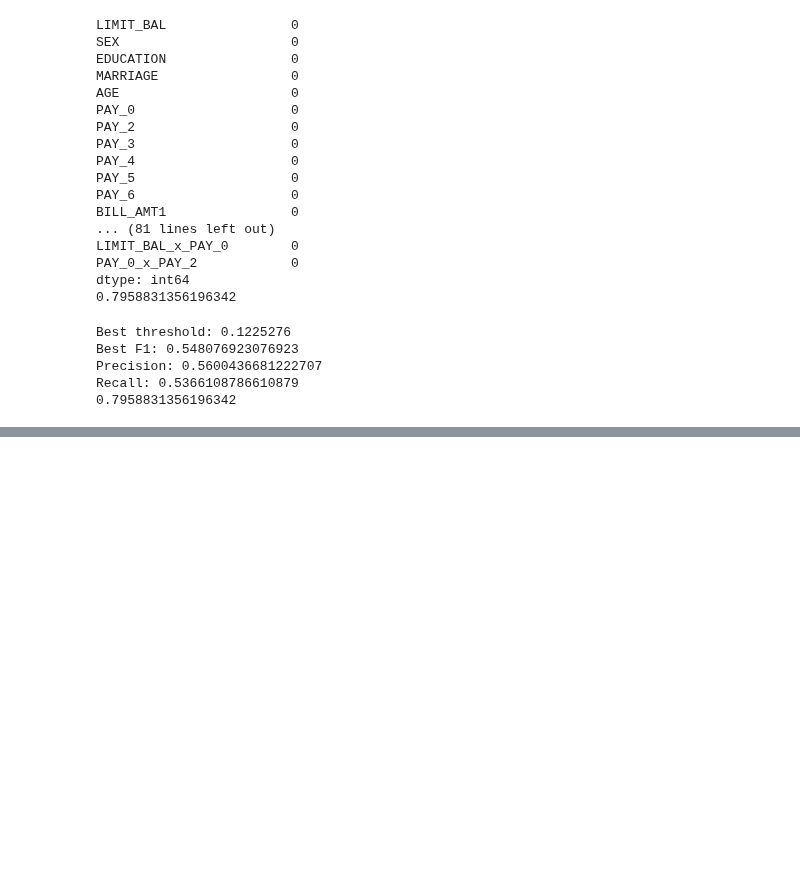
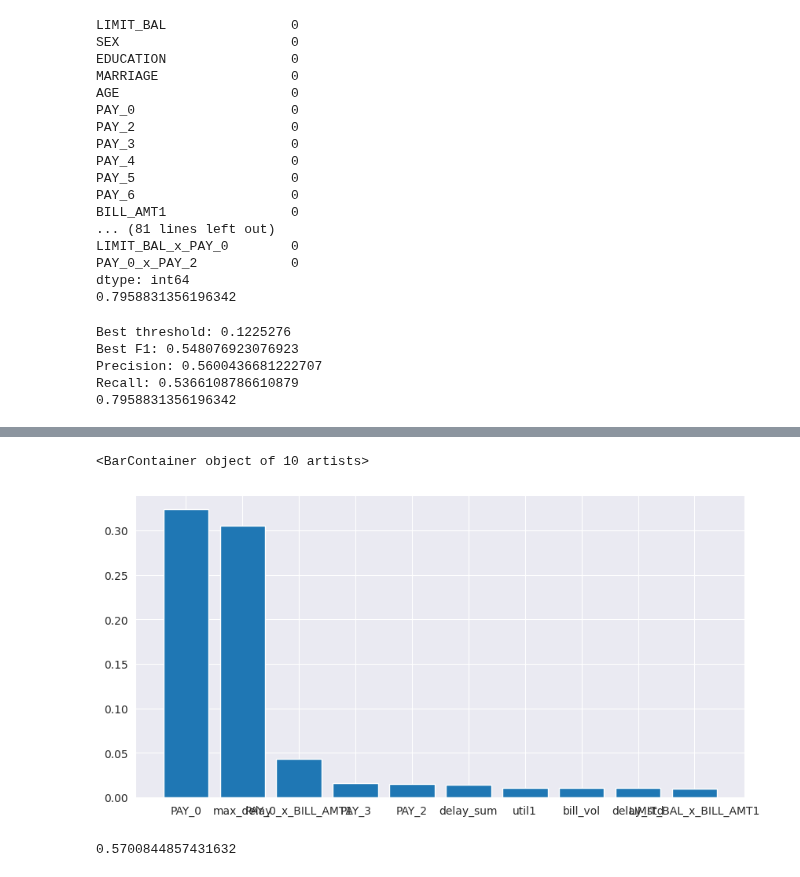
Before and after one commit to indian-coder-aarush/Learning, a Jupyter notebook: credit-card/credit-card-eda.ipynb, the cells around one changed output, grey strips where cells are left out. Drawn from its saved outputs; the diff is of its cells as text; code cells hidden in the pictures; blank space fills up the shorter version.

Commit message:
made a great model

```diff
--- a/credit-card/credit-card-eda.ipynb
+++ b/credit-card/credit-card-eda.ipynb
@@ -413,0 +424,17 @@ Recall: 0.5366108786610879
+# %%
+classifier = model.named_steps['classifier']
+importance = classifier.feature_importances_
+features = model[:-1].get_feature_names_out()
+df = pd.DataFrame({'importance': importance, 'features': features})
+df = df.sort_values('importance', ascending = False)
+plt.figure(figsize=(10, 5))
+plt.bar(df['features'][:10], df['importance'][:10])
+# %% [output]
+<BarContainer object of 10 artists>
+[figure, added]
+# %%
+from sklearn.metrics import auc
+
+print(auc(rec, prec))
+# %% [output]
+0.5700844857431632
```
Also changed, not shown: parts of 4 cells of this notebook.
